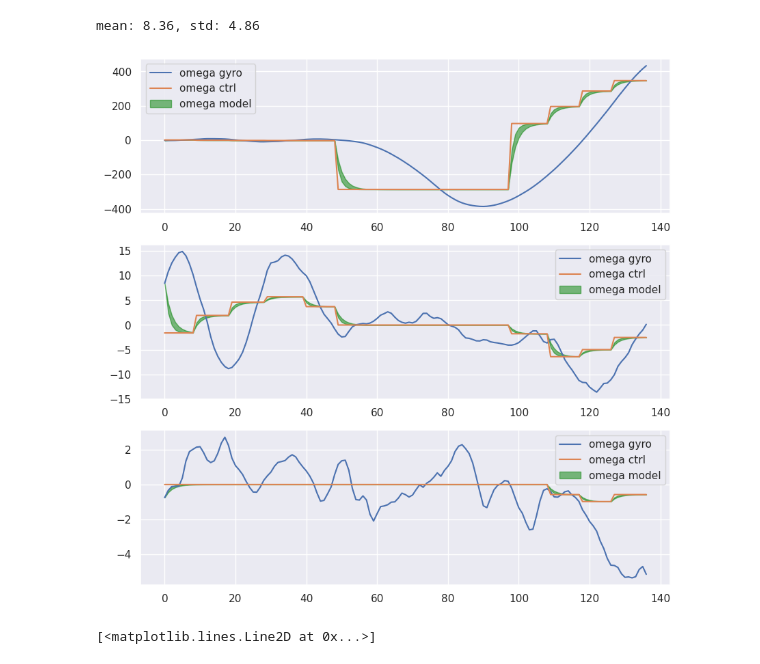
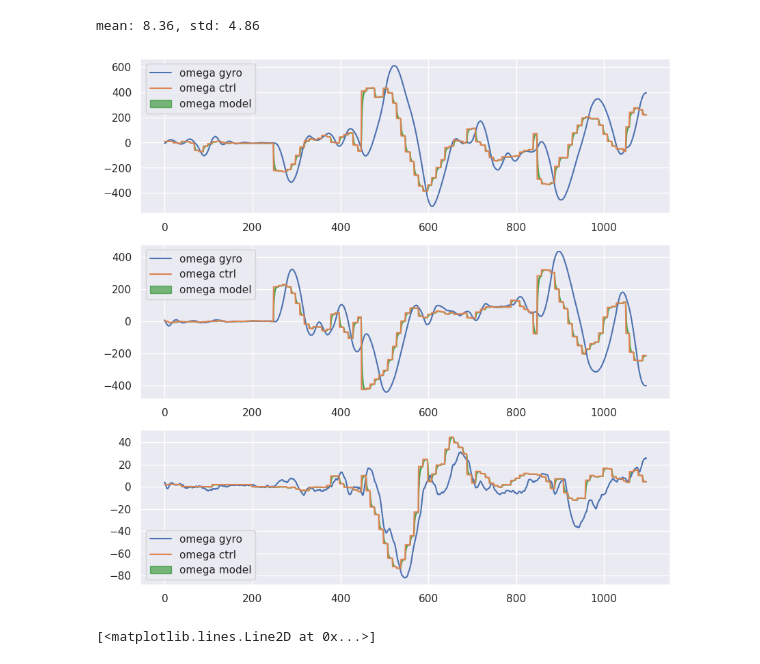
Before and after one commit to jc-bao/crazyswarm2-adaptive, a Jupyter notebook: utils/crazyflie-firmware-adaptive/tools/usdlog/plot.ipynb, the cells around one changed output. Saved outputs shown, nothing was run; the diff lists cells and outputs as text; code cells hidden in the pictures.

Commit message:
:zap: update first order system plots

```diff
--- a/utils/crazyflie-firmware-adaptive/tools/usdlog/plot.ipynb
+++ b/utils/crazyflie-firmware-adaptive/tools/usdlog/plot.ipynb
@@ -440,7 +440,7 @@ import os
 import seaborn as sns
 
 # load data
-data = cfusdlog.decode('/media/pcy/cfSD/log02')['fixedFrequency']
+data = cfusdlog.decode('/media/pcy/cfSD/log08')['fixedFrequency']
 # set seaborn style
 sns.set()
 # prepare data
@@ -453,34 +453,42 @@ end_step = -1#900
 # acc_desired = acc_desired[start_step:end_step, :]
 # vel_desired = np.stack(data['ctrltarget.vx'], data['ctrltarget.vy'], data['ctrltarget.vz'], axis=1)
 w_gyro = np.stack((data['gyro.x'], data['gyro.y'], data['gyro.z']), axis=1)
 w_ctrl = np.stack((data['ctrltarget.rollRate'], data['ctrltarget.pitchRate'], data['ctrltarget.yawRate']), axis=1)
 w_in = np.stack((data['controller.rollRate'], data['controller.pitchRate'], data['controller.yawRate']), axis=1)
 # calculate omega with first order delay model
 w_model_low = np.zeros_like(w_gyro)
 w_model_high = np.zeros_like(w_gyro)
 w_model_low[0] = w_gyro[0]
 w_model_high[0] = w_gyro[0]
 for i in range(1, len(w_gyro)):
     w_model_low[i] = w_model_low[i-1] + 0.4 * (w_ctrl[i] - w_model_low[i-1])
     w_model_high[i] = w_model_high[i-1] + 0.6 * (w_ctrl[i] - w_model_high[i-1])
 
 # time = (data['timestamp'] - data['timestamp'][0])
 time = np.arange(0, len(w_gyro))
 # plot
 # time = (data['timestamp'] - data['timestamp'][0])/100
 # plot pos_estimated and pos_desired
 fig = plt.figure(figsize=(10, 10))
 for i in range(3):
     plt.subplot(3, 1, i+1)
     # plt.plot(acc_estimated[:, i], label='acc_estimated')
     # plt.plot(acc_desired[:, i], label='acc_desired')
     plt.plot(time[start_step:end_step], w_gyro[start_step:end_step, i], label='omega gyro')
     plt.plot(time[start_step:end_step], w_ctrl[start_step:end_step, i], label='omega ctrl')
     # fill between w_model_low and w_model_high
     plt.fill_between(time[start_step:end_step], w_model_low[start_step:end_step, i], w_model_high[start_step:end_step, i], alpha=0.5, label='omega model', color='green')
     plt.legend()
+
+import scipy.io
+ts = np.arange(0, len(w_gyro))/50.0
+us = w_ctrl[:,0] * np.pi / 180
+xs_true = w_gyro[:,0] * np.pi / 180
+# scipy.io.savemat('data_x.mat', dict(ts_x=ts, us_x=us, xs_true_x=xs_true))
+# scipy.io.savemat('data_y.mat', dict(ts_y=ts, us_y=us, xs_true_y=xs_true))
+scipy.io.savemat('data_xy.mat', dict(ts_xy=ts, us_xy=us, xs_true_xy=xs_true))
 # %% [output]
-[figure, old version]
+[figure, new version]
 # %%
 x = w_gyro[50:100, 0] / 180 * np.pi
 x_des = w_ctrl[50:100, 0] / 180 * np.pi
```
Also changed, not shown: 7 other files.
